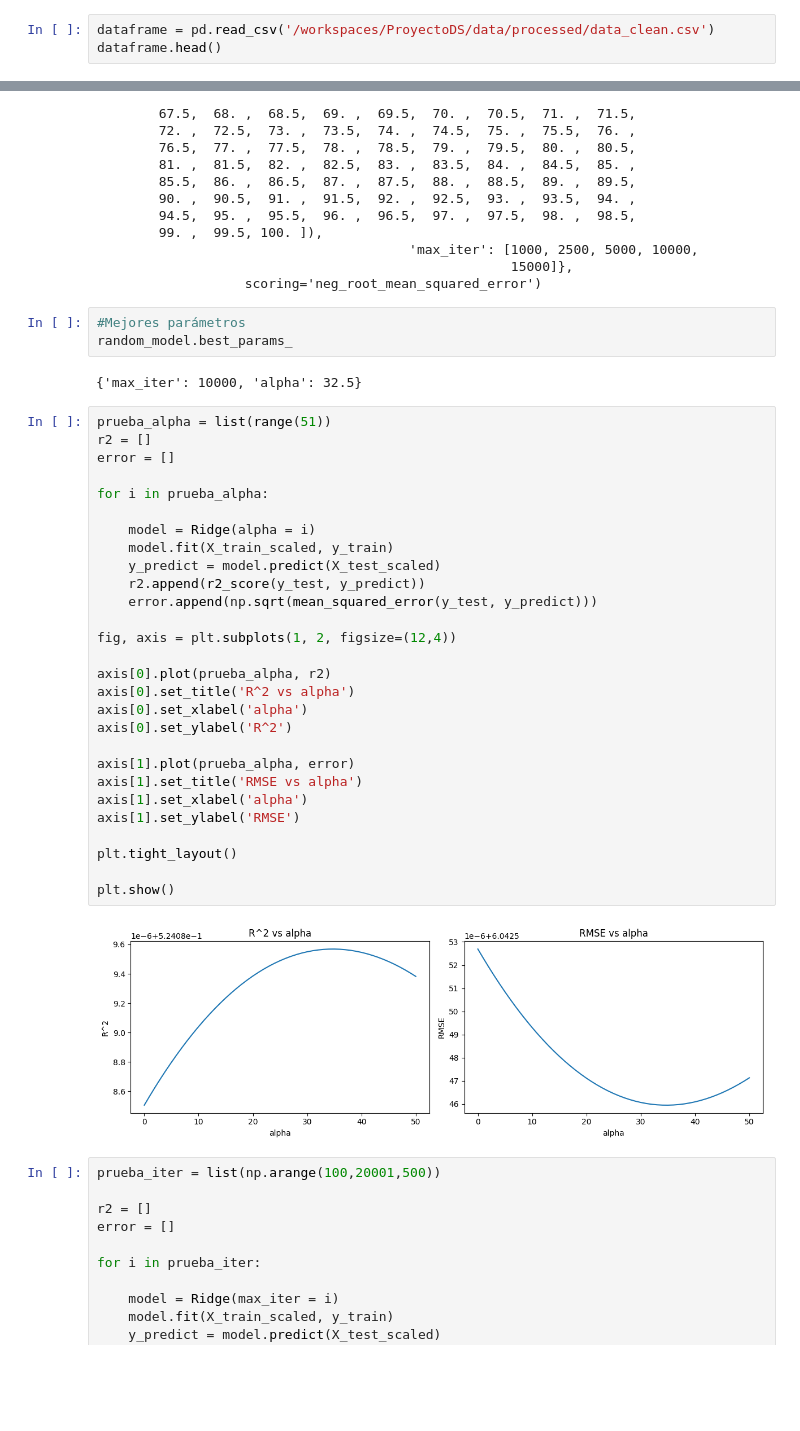
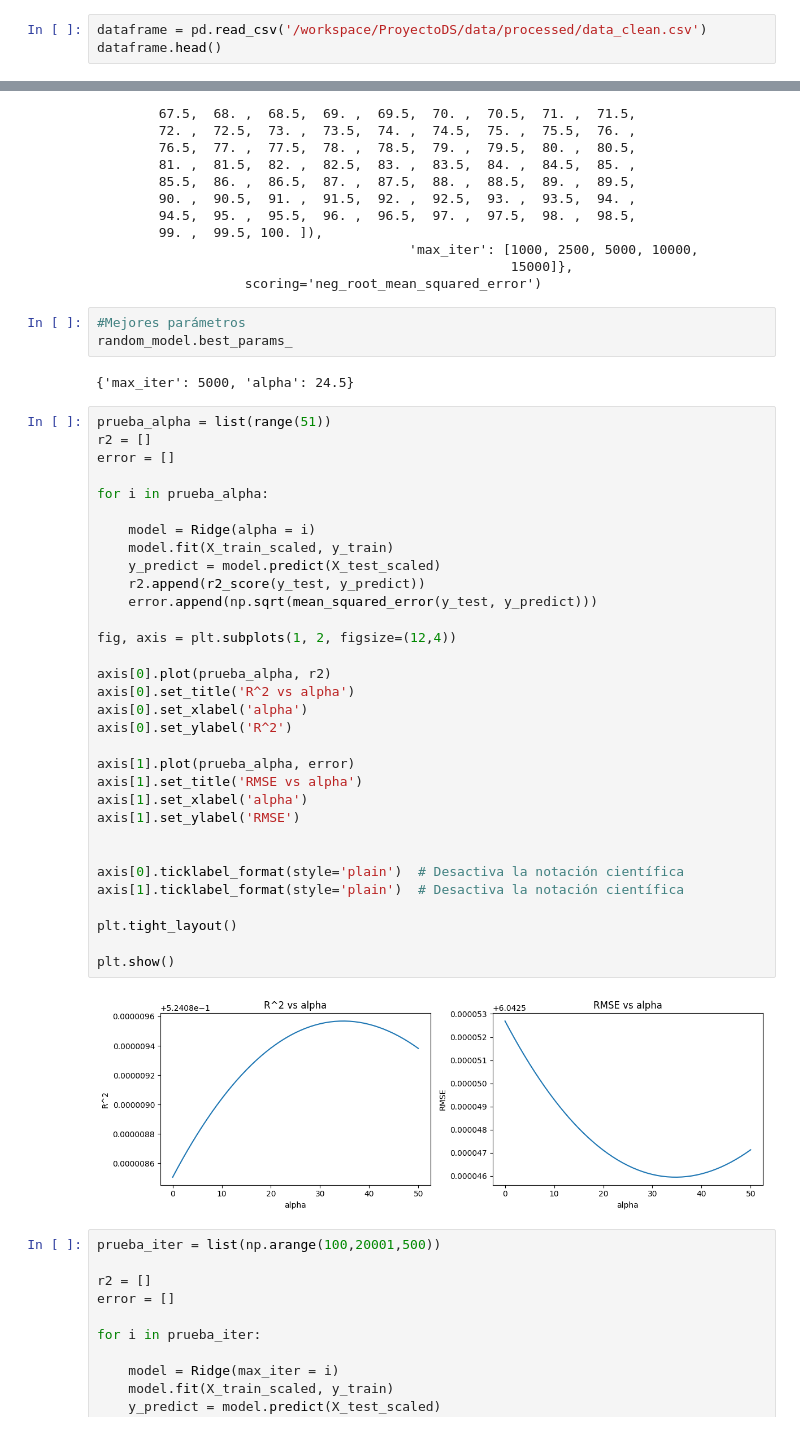
Before and after one commit to sebacent/ProyectoDS, a Jupyter notebook: src/Modelo.ipynb, the cells around one changed output, grey strips where cells are left out. Saved outputs shown, nothing was run; the diff lists cells and outputs as text; blank space fills up the shorter version.

```diff
--- a/src/Modelo.ipynb
+++ b/src/Modelo.ipynb
@@ -18,7 +18,7 @@ from pickle import dump
 Ya que algunos algoritmos como los lineales y los de Boosting exigen tener los datos
 normalizados, pues se procede a realizar dicho paso.
 # %%
-dataframe = pd.read_csv('/workspaces/ProyectoDS/data/processed/data_clean.csv')
+dataframe = pd.read_csv('/workspace/ProyectoDS/data/processed/data_clean.csv')
 dataframe.head()
 # %% [output]
 |  | PLAYER_ID | PTS | MIN_PROM | FGM_PROM | FGA_PROM | FG3M_PROM | FG3A_PROM | FTM_PROM | FTA_PROM | OREB_PROM | ... |
@@ -152,37 +152,41 @@ RandomizedSearchCV(cv=5, estimator=Ridge(random_state=42), n_jobs=-1,
 #Mejores parámetros
 random_model.best_params_
 # %% [output]
-{'max_iter': 10000, 'alpha': 32.5}
+{'max_iter': 5000, 'alpha': 24.5}
 # %%
 prueba_alpha = list(range(51))
 r2 = []
 error = []
 
 for i in prueba_alpha:
 
     model = Ridge(alpha = i)
     model.fit(X_train_scaled, y_train)
     y_predict = model.predict(X_test_scaled)
     r2.append(r2_score(y_test, y_predict))
     error.append(np.sqrt(mean_squared_error(y_test, y_predict)))
 
 fig, axis = plt.subplots(1, 2, figsize=(12,4))
 
 axis[0].plot(prueba_alpha, r2)
 axis[0].set_title('R^2 vs alpha')
 axis[0].set_xlabel('alpha')
 axis[0].set_ylabel('R^2')
 
 axis[1].plot(prueba_alpha, error)
 axis[1].set_title('RMSE vs alpha')
 axis[1].set_xlabel('alpha')
 axis[1].set_ylabel('RMSE')
 
+
+axis[0].ticklabel_format(style='plain')  # Desactiva la notación científica
+axis[1].ticklabel_format(style='plain')  # Desactiva la notación científica
+
 plt.tight_layout()
 
 plt.show()
 # %% [output]
-[figure, old version]
+[figure, new version]
 # %%
 prueba_iter = list(np.arange(100,20001,500))
 
```
Also changed, not shown: parts of 27 cells of this notebook, 3 other files.
